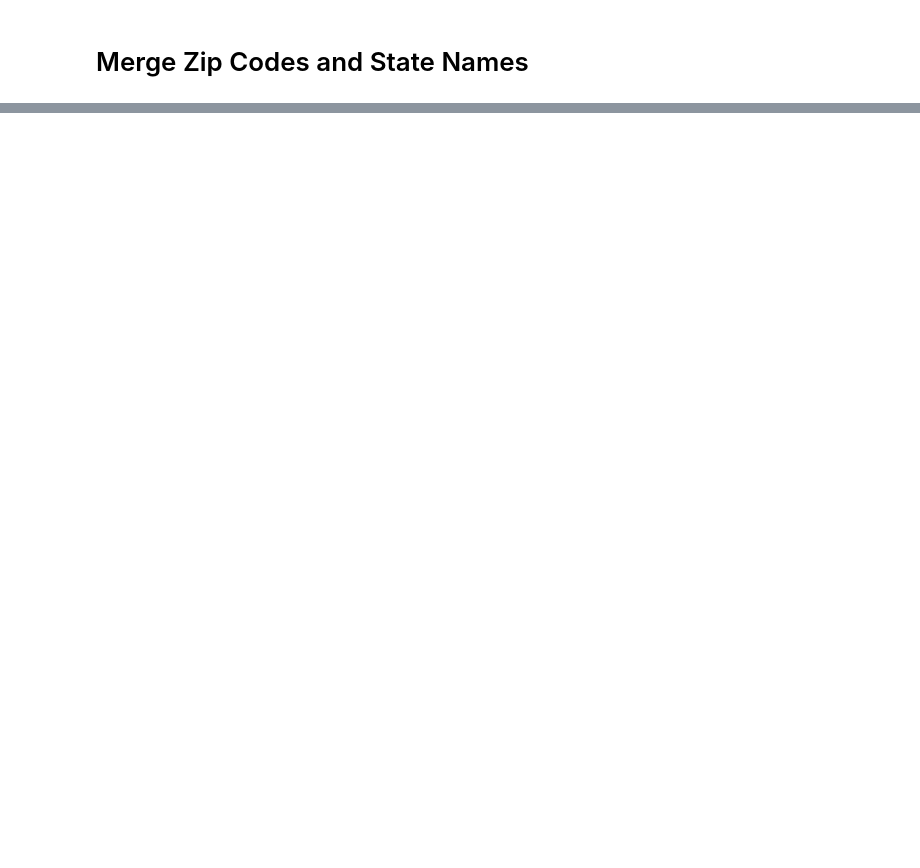
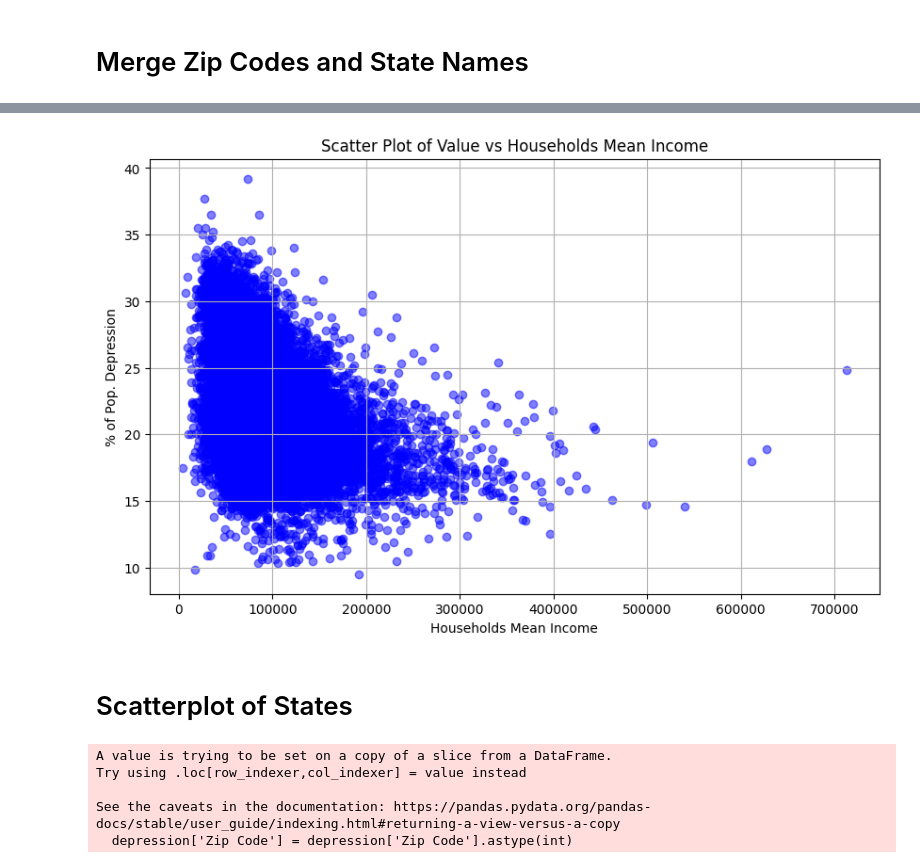
Before and after one commit to anuvrat-umich/siads_milestone1, a Jupyter notebook: data_visualization.ipynb, the cells around one changed output, grey strips where cells are left out. Cells and saved outputs as stored; diff of their text form; code cells hidden in the pictures; blank space fills up the shorter version.

```diff
--- a/data_visualization.ipynb
+++ b/data_visualization.ipynb
@@ -196,0 +163,7 @@ Dropdown(description='State:', options=('New York', 'Pennsylvania', 'Delaware',
+# %%
+health_data = health_outcomes[health_outcomes['Category'] == 'Health Outcomes']
+health_data = health_data[health_data['Year'] == 2021]
+health_data = health_data[['LocationName', 'Measure', 'Data_Value', 'Short_Question_Text']]
+health_data.columns = [['Zip Code', 'Measure', 'Value', 'Text']]
+health_data.columns = health_data.columns.get_level_values(0)
+health_data.head(10)
@@ -196,0 +182,13 @@ Dropdown(description='State:', options=('New York', 'Pennsylvania', 'Delaware',
+# %%
+# Load Income Data
+income_2021 = clean_income_data('/content/drive/MyDrive/Milestone1/income_data_2021.csv')
+# %%
+# Fix Multi-Index
+income_2021.columns = income_2021.columns.get_level_values(0)
+income_2021['Households Mean Income'] = pd.to_numeric(income_2021['Households Mean Income'], errors='coerce')
+income_2021.dropna(subset=['Households Mean Income'], inplace=True)
+# %%
+merged_data = health_data.merge(income_2021, how='inner', on='Zip Code')
+
+depression = merged_data[merged_data['Text'] == 'Depression']
+depression
@@ -196,0 +209,29 @@ Dropdown(description='State:', options=('New York', 'Pennsylvania', 'Delaware',
+# %%
+y = depression['Value']
+x = depression['Households Mean Income']
+
+# Create a scatter plot
+plt.figure(figsize=(10, 6))
+plt.scatter(x, y, alpha=0.5, color='b')
+plt.title('Scatter Plot of Value vs Households Mean Income')
+plt.xlabel('Households Mean Income')
+plt.ylabel('% of Pop. Depression')
+plt.grid(True)
+
+plt.show()
+# %% [output]
+[figure, added]
+# %% [markdown]
+# Scatterplot of States
+# %%
+# Merge to get State Names
+depression['Zip Code'] = depression['Zip Code'].astype(int)
+state_zips['Zip Code'] = state_zips['Zip Code'].astype(int)
+
+depression_merged = state_zips.merge(depression, how='inner', on='Zip Code')
+# %% [output]
+A value is trying to be set on a copy of a slice from a DataFrame.
+Try using .loc[row_indexer,col_indexer] = value instead
+
+See the caveats in the documentation: https://pandas.pydata.org/pandas-docs/stable/user_guide/indexing.html#returning-a-view-versus-a-copy
+  depression['Zip Code'] = depression['Zip Code'].astype(int)
```
Also changed, not shown: parts of 11 cells of this notebook.
